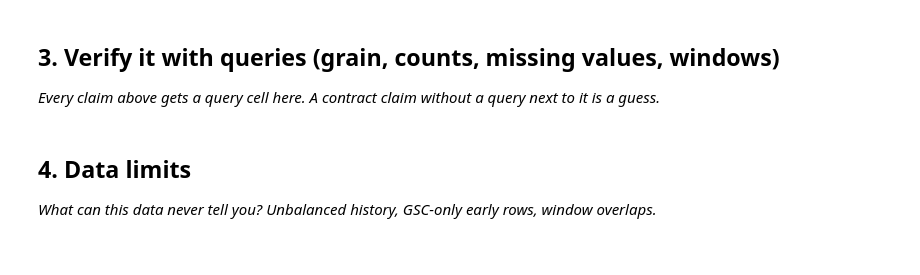
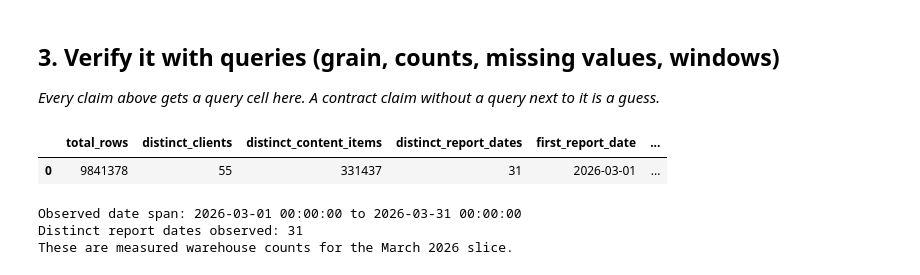
Before and after one commit to shaestasaleem/flyrank-machine-learning-internship, a Jupyter notebook: work/notebooks/w03_data_contract.ipynb, the cells around one changed output. Drawn from its saved outputs; the diff is of its cells as text; code cells hidden in the pictures.

```diff
--- a/work/notebooks/w03_data_contract.ipynb
+++ b/work/notebooks/w03_data_contract.ipynb
@@ -30,4 +382,0 @@ This skeleton is yours to fill. Work the sections **in order** — each one has
-# %% [markdown]
-## 4. Data limits
-
-*What can this data never tell you? Unbalanced history, GSC-only early rows, window overlaps.*
@@ -36,0 +383,32 @@ This skeleton is yours to fill. Work the sections **in order** — each one has
+# %%
+# This cell is for CODE (numbers, a query, a check).
+
+# Verification Query 2 of 3:
+# Check the March 2026 row count and date span
+
+march_counts = con.sql(f"""
+    SELECT
+        COUNT(*) AS total_rows,
+        COUNT(DISTINCT client_hash_id) AS distinct_clients,
+        COUNT(DISTINCT content_hash_id) AS distinct_content_items,
+        COUNT(DISTINCT report_date) AS distinct_report_dates,
+        MIN(report_date) AS first_report_date,
+        MAX(report_date) AS last_report_date
+    FROM read_parquet('{MARCH_DAILY}')
+""").df()
+
+display(march_counts)
+
+first_date = str(march_counts.loc[0, "first_report_date"])
+last_date = str(march_counts.loc[0, "last_report_date"])
+days = int(march_counts.loc[0, "distinct_report_dates"])
+
+print(f"Observed date span: {first_date} to {last_date}")
+print(f"Distinct report dates observed: {days}")
+print("These are measured warehouse counts for the March 2026 slice.")
+# %% [output]
+|  | total_rows | distinct_clients | distinct_content_items | distinct_report_dates | first_report_date | ... |
+| 0 | 9841378 | 55 | 331437 | 31 | 2026-03-01 | ... |
+Observed date span: 2026-03-01 00:00:00 to 2026-03-31 00:00:00
+Distinct report dates observed: 31
+These are measured warehouse counts for the March 2026 slice.
```
Also changed, not shown: parts of 20 cells of this notebook.
